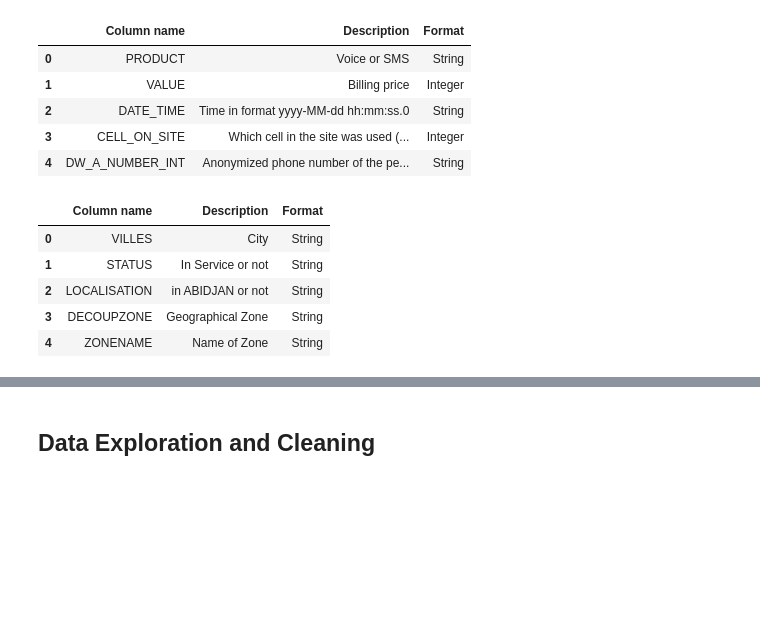
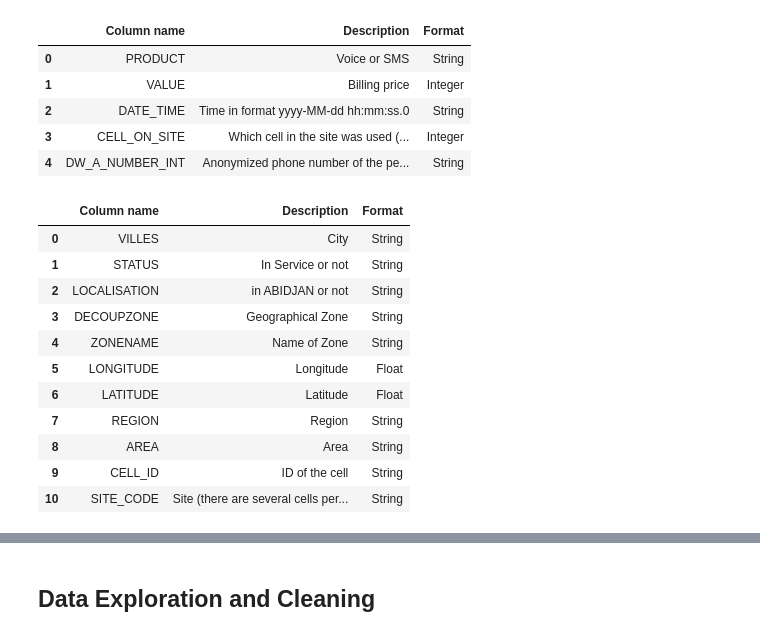
Before and after one commit to deborahmasibo/moringa_prep_week_3_ip, a Jupyter notebook: week3_ip.ipynb, the cells around one changed output, grey strips where cells are left out. Saved outputs shown, nothing was run; the diff lists cells and outputs as text; code cells hidden in the pictures; blank space fills up the shorter version.

```diff
--- a/week3_ip.ipynb
+++ b/week3_ip.ipynb
@@ -23,13 +23,19 @@ cdr.head()
 # %%
 # Creating cells geo description DataFrame
 cells_desc = pd.read_excel('cells_geo_description.xlsx')
-cells_desc.head()
+cells_desc
 # %% [output]
 |  | Column name | Description | Format |
 | 0 | VILLES | City | String |
 | 1 | STATUS | In Service or not | String |
 | 2 | LOCALISATION | in ABIDJAN or not | String |
 | 3 | DECOUPZONE | Geographical Zone | String |
 | 4 | ZONENAME | Name of Zone | String |
+| 5 | LONGITUDE | Longitude | Float |
+| 6 | LATITUDE | Latitude | Float |
+| 7 | REGION | Region | String |
+| 8 | AREA | Area | String |
+| 9 | CELL_ID | ID of the cell | String |
+| 10 | SITE_CODE | Site (there are several cells per... | String |
 # %%
 # Creating cells geo DataFrame
```
Also changed, not shown: parts of 28 cells of this notebook.
